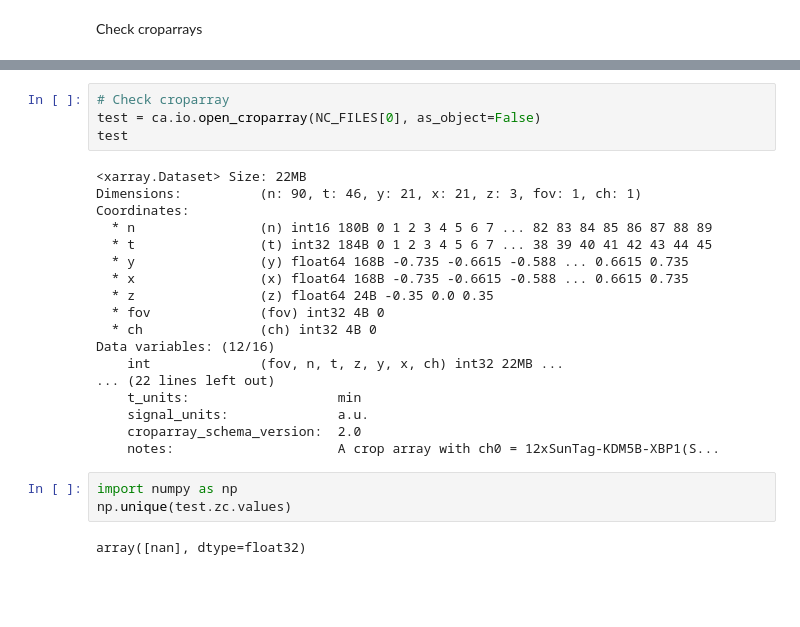
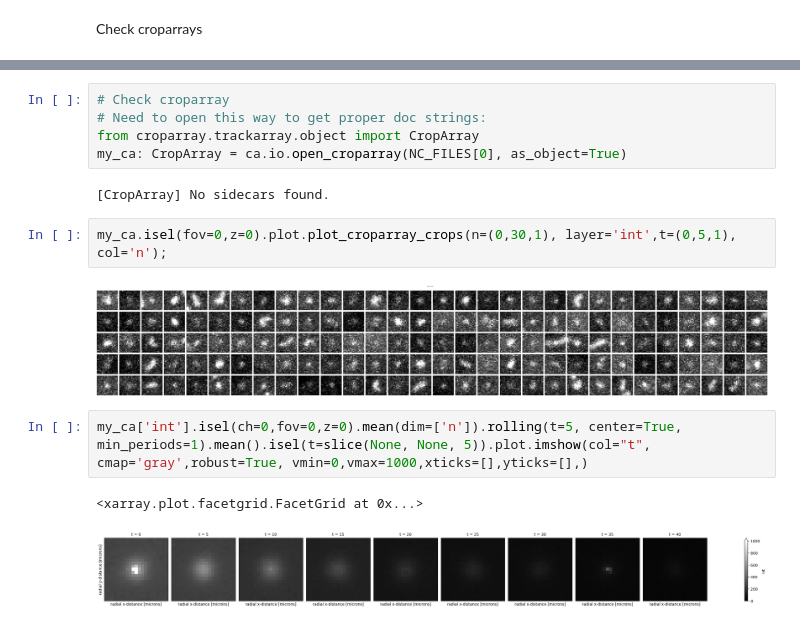
Before and after one commit to timstasevich/croparray, a Jupyter notebook: notebooks/MakeCropArrays.ipynb, the cells around one changed output, grey strips where cells are left out. Saved outputs shown, nothing was run; the diff lists cells and outputs as text; blank space fills up the shorter version.

Commit message:
Fixed Croparray HT analysis and saving of combined .nc files

```diff
--- a/notebooks/MakeCropArrays.ipynb
+++ b/notebooks/MakeCropArrays.ipynb
@@ -95,27 +72,16 @@ NC_FILES
 # %%
 # Check croparray
-test = ca.io.open_croparray(NC_FILES[0], as_object=False)
-test
+# Need to open this way to get proper doc strings:
+from croparray.trackarray.object import CropArray
+my_ca: CropArray = ca.io.open_croparray(NC_FILES[0], as_object=True)
 # %% [output]
-<xarray.Dataset> Size: 22MB
-Dimensions:          (n: 90, t: 46, y: 21, x: 21, z: 3, fov: 1, ch: 1)
-Coordinates:
-  * n                (n) int16 180B 0 1 2 3 4 5 6 7 ... 82 83 84 85 86 87 88 89
-  * t                (t) int32 184B 0 1 2 3 4 5 6 7 ... 38 39 40 41 42 43 44 45
-  * y                (y) float64 168B -0.735 -0.6615 -0.588 ... 0.6615 0.735
-  * x                (x) float64 168B -0.735 -0.6615 -0.588 ... 0.6615 0.735
-  * z                (z) float64 24B -0.35 0.0 0.35
-  * fov              (fov) int32 4B 0
-  * ch               (ch) int32 4B 0
-Data variables: (12/16)
-    int              (fov, n, t, z, y, x, ch) int32 22MB ...
-... (22 lines left out)
-    t_units:                   min
-    signal_units:              a.u.
-    croparray_schema_version:  2.0
-    notes:                     A crop array with ch0 = 12xSunTag-KDM5B-XBP1(S...
+[CropArray] No sidecars found.
-# %%
-import numpy as np
-np.unique(test.zc.values)
-# %% [output]
-array([nan], dtype=float32)
+# %%
+my_ca.isel(fov=0,z=0).plot.plot_croparray_crops(n=(0,30,1), layer='int',t=(0,5,1), col='n');
+# %% [output]
+[figure, added]
+# %%
+my_ca['int'].isel(ch=0,fov=0,z=0).mean(dim=['n']).rolling(t=5, center=True, min_periods=1).mean().isel(t=slice(None, None, 5)).plot.imshow(col="t", cmap='gray',robust=True, vmin=0,vmax=1000,xticks=[],yticks=[],)
+# %% [output]
+<xarray.plot.facetgrid.FacetGrid at 0x...>
+[figure, added]
```
Also changed, not shown: parts of 4 cells of this notebook, 8 other files.
